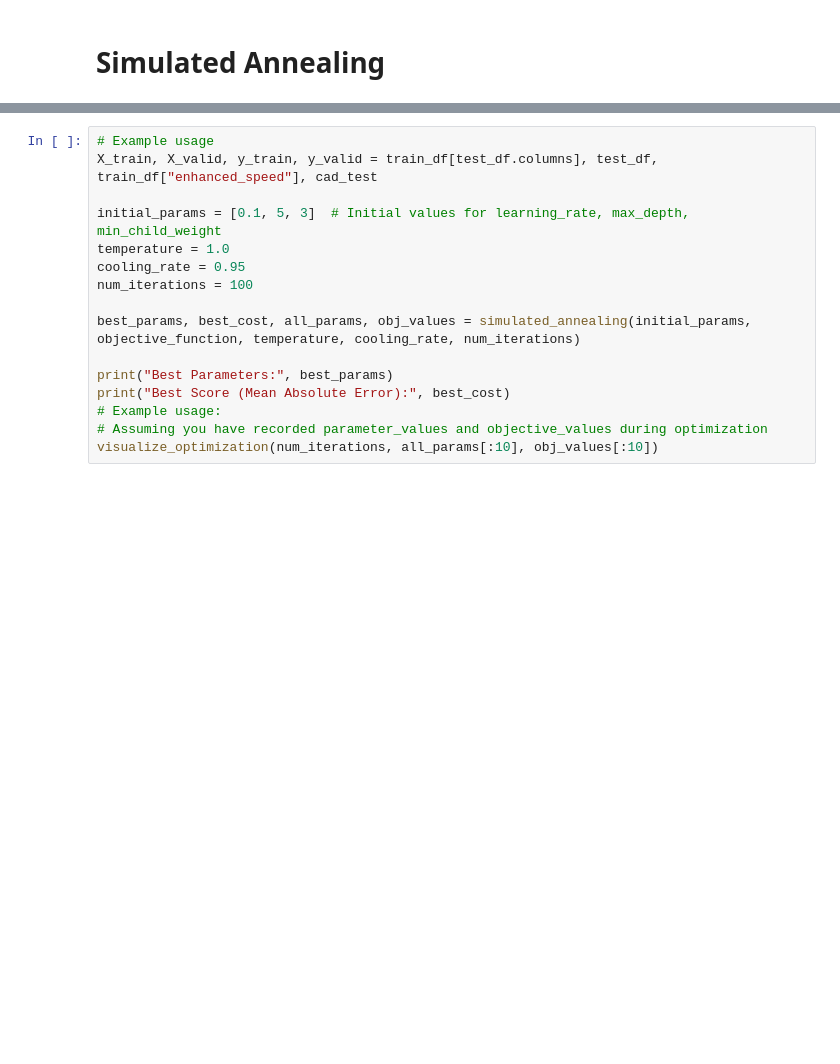
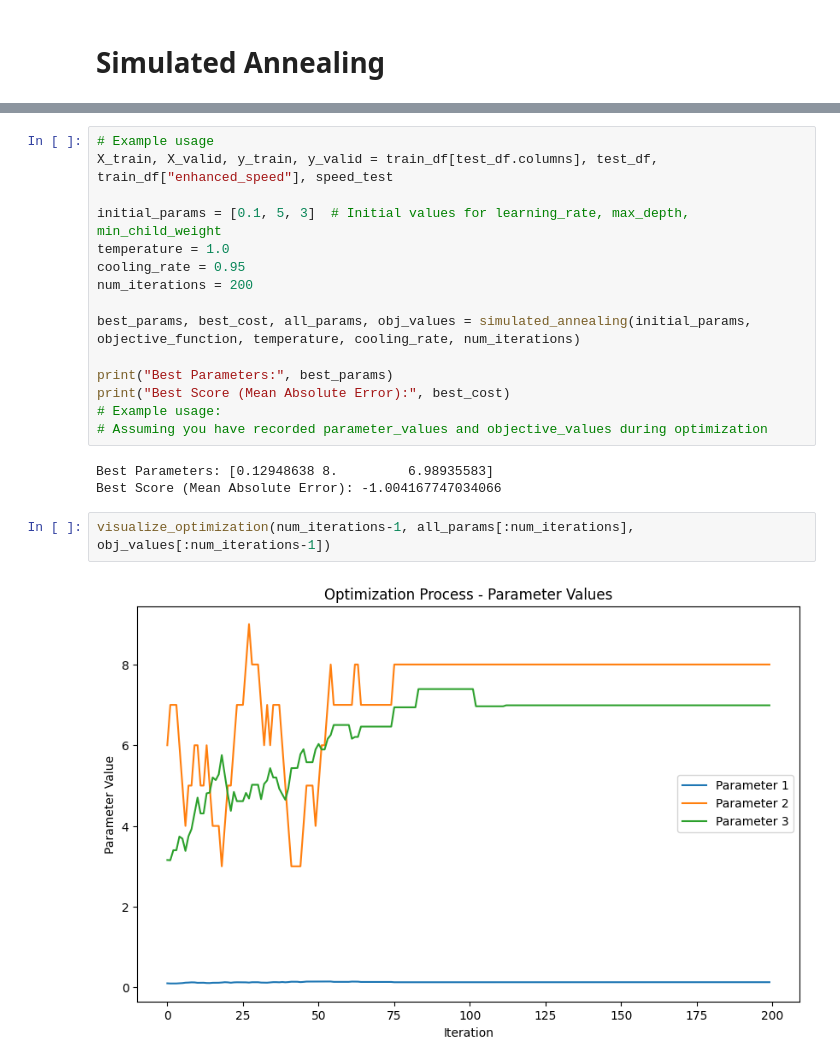
Before and after one commit to VojtaZahradnik/master_thesis, a Jupyter notebook: src/research/hyperparam_tuning.ipynb, the cells around one changed output, grey strips where cells are left out. Saved outputs shown, nothing was run; the diff lists cells and outputs as text; blank space fills up the shorter version.

```diff
--- a/src/research/hyperparam_tuning.ipynb
+++ b/src/research/hyperparam_tuning.ipynb
@@ -409,11 +443,11 @@ visualize_optimization(num_iterations, all_params, obj_values)
 # %%
 # Example usage
-X_train, X_valid, y_train, y_valid = train_df[test_df.columns], test_df, train_df["enhanced_speed"], cad_test
+X_train, X_valid, y_train, y_valid = train_df[test_df.columns], test_df, train_df["enhanced_speed"], speed_test
 
 initial_params = [0.1, 5, 3]  # Initial values for learning_rate, max_depth, min_child_weight
 temperature = 1.0
 cooling_rate = 0.95
-num_iterations = 100
+num_iterations = 200
 
 best_params, best_cost, all_params, obj_values = simulated_annealing(initial_params, objective_function, temperature, cooling_rate, num_iterations)
 
@@ -421,4 +455,10 @@ print("Best Parameters:", best_params)
 print("Best Score (Mean Absolute Error):", best_cost)
 # Example usage:
 # Assuming you have recorded parameter_values and objective_values during optimization
-visualize_optimization(num_iterations, all_params[:10], obj_values[:10])
+# %% [output]
+Best Parameters: [0.12948638 8.         6.98935583]
+Best Score (Mean Absolute Error): -1.004167747034066
+# %%
+visualize_optimization(num_iterations-1, all_params[:num_iterations], obj_values[:num_iterations-1])
+# %% [output]
+[figure, added]
```
Also changed, not shown: parts of 21 cells of this notebook, 4 other files.
